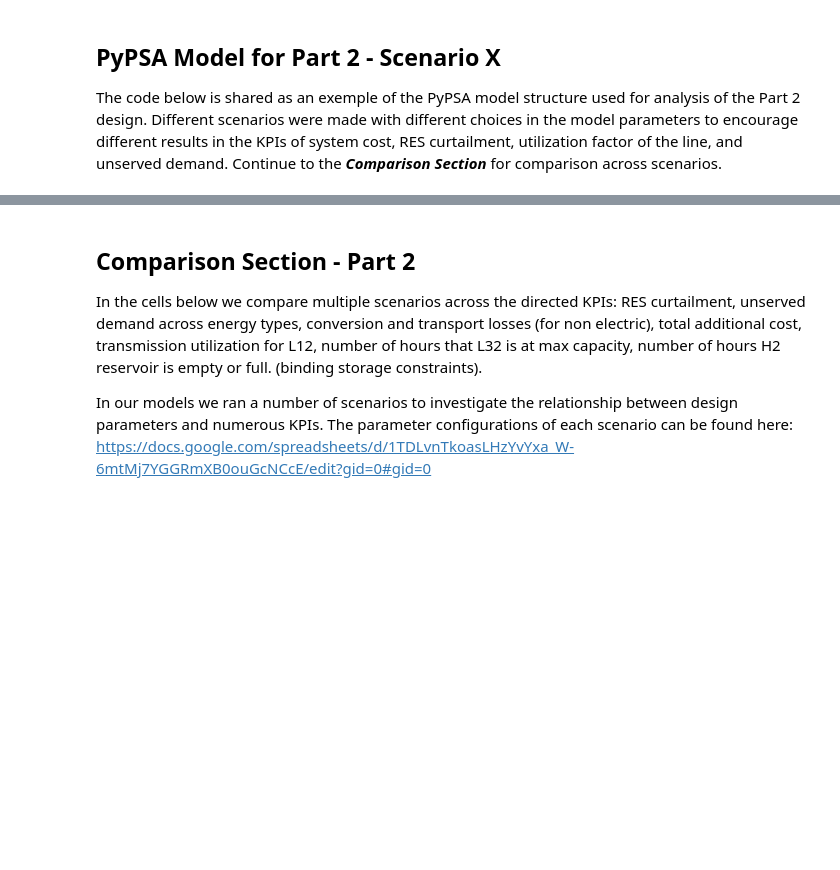
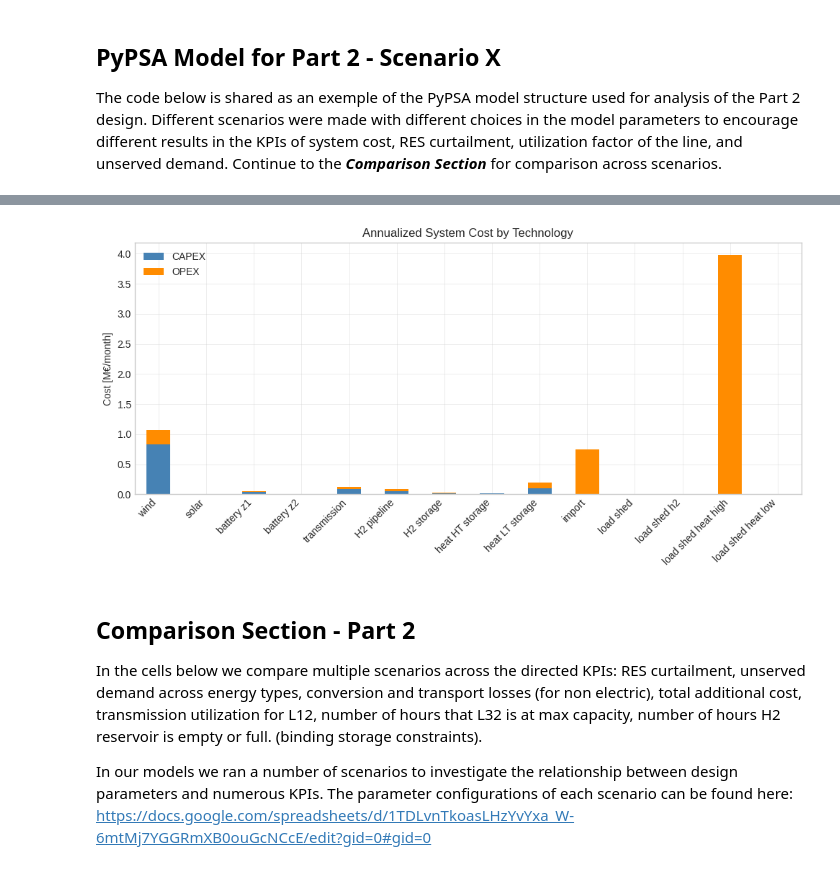
Before and after one commit to karivero/esi_final_repo, a Jupyter notebook: final_esi/ESI_Assignment/part2_combined_submission.ipynb, the cells around one changed output, grey strips where cells are left out. Drawn from its saved outputs; the diff is of its cells as text; code cells hidden in the pictures; blank space fills up the shorter version.

```diff
--- a/final_esi/ESI_Assignment/part2_combined_submission.ipynb
+++ b/final_esi/ESI_Assignment/part2_combined_submission.ipynb
@@ -969,0 +975,87 @@ n.statistics()
+# %%
+# ── Optimized capacities ─────────────────────────────
+opt_wind_mw = n.generators.p_nom_opt.get("wind_zone1", 0)
+opt_solar_mw = n.generators.p_nom_opt.get("solar_zone1", 0)
+opt_battery_z1_mw = n.storage_units.p_nom_opt.get("battery storage zone 1", 0)
+opt_battery_z2_mw = n.storage_units.p_nom_opt.get("battery storage zone 2", 0)
+
+opt_transmission_mw = n.links.p_nom_opt.get("zone1-zone2", 0)
+
+# ── Energy usage ─────────────────────────────────────
+opt_import_mwh    = n.generators_t.p.get("import", pd.Series(dtype=float)).sum()
+opt_loadshed_mwh  = n.generators_t.p.get("load shedding", pd.Series(dtype=float)).sum()
+opt_loadshed_h2 = n.generators_t.p.get("loadshed_hydrogen", pd.Series(dtype=float)).sum()
+opt_loadshed_heat_h = n.generators_t.p.get("loadshed_heat_high", pd.Series(dtype=float)).sum()
+opt_loadshed_heat_l = n.generators_t.p.get("loadshed_heat_low", pd.Series(dtype=float)).sum()
+
+transmission_cap = n.links.p_nom_opt.get("zone1-zone2", n.links.p_nom.get("zone1-zone2", 0))
+pipeline_cap     = n.links.p_nom_opt.get("zone3-zone2", n.links.p_nom.get("zone3-zone2", 0))
+h2_store_cap    = n.stores.e_nom_opt.get("h2_storage_zone3", 0)
+ht_store_cap    = n.stores.e_nom_opt.get("heat_high_storage", 0)
+lt_store_cap    = n.stores.e_nom_opt.get("heat_low_storage",  0)
+# inside build_cost_df on combined, add these capacity reads:
+ht_charge_cap  = n.links.p_nom_opt.get("heat_high_charge",    0)
+ht_discharge_cap = n.links.p_nom_opt.get("heat_high_discharge", 0)
+lt_charge_cap  = n.links.p_nom_opt.get("heat_low_charge",     0)
+lt_discharge_cap = n.links.p_nom_opt.get("heat_low_discharge",  0)
+monthly_annualizer = len(times) / 8760
+
+# ── Cost reconstruction ─────────────────────────────
+cost_data = {
+        "wind":            {"CAPEX": annualized_capex_wind * opt_wind_mw * monthly_annualizer,
+                            "OPEX":  annualized_opex_wind  * opt_wind_mw * monthly_annualizer},
+        "solar":           {"CAPEX": annualized_capex_solar * opt_solar_mw * monthly_annualizer,
+                            "OPEX":  annualized_opex_solar  * opt_solar_mw * monthly_annualizer},
+        "battery z1":      {"CAPEX": annualized_capex_battery * opt_battery_z1_mw * monthly_annualizer,
+                            "OPEX":  annualized_opex_battery  * opt_battery_z1_mw * monthly_annualizer},
+        "battery z2":      {"CAPEX": annualized_capex_battery * opt_battery_z2_mw * monthly_annualizer,
+                            "OPEX":  annualized_opex_battery  * opt_battery_z2_mw * monthly_annualizer},
+        "transmission":    {"CAPEX": annualized_capex_transmission * transmission_cap * monthly_annualizer,
+                            "OPEX":  annualized_opex_transmission  * transmission_cap * monthly_annualizer},
+        "H2 pipeline":     {"CAPEX": annualized_capex_pipeline * pipeline_cap * monthly_annualizer,
+                            "OPEX":  annualized_opex_pipeline  * pipeline_cap * monthly_annualizer},
+        "H2 storage":      {"CAPEX": annualized_capex_hydrogen_storage * h2_store_cap * monthly_annualizer,
+                            "OPEX":  annualized_opex_hydrogen_storage  * h2_store_cap * monthly_annualizer},
+        # "heat HT storage": {"CAPEX": annualized_capex_heat_high_storage * ht_store_cap * monthly_annualizer,
+        #                     "OPEX":  annualized_opex_heat_high_storage  * ht_store_cap * monthly_annualizer},
+        # "heat LT storage": {"CAPEX": annualized_capex_heat_low_storage * lt_store_cap * monthly_annualizer,
+        #                     "OPEX":  annualized_opex_heat_low_storage  * lt_store_cap * monthly_annualizer},
+        "heat HT storage": {"CAPEX": annualized_capex_heat_high_storage * ht_store_cap * monthly_annualizer
+                                     + heat_high_charge_capex * (ht_charge_cap + ht_discharge_cap),  # already annualized
+                            "OPEX":  annualized_opex_heat_high_storage * ht_store_cap * monthly_annualizer,},
+        "heat LT storage": {"CAPEX": annualized_capex_heat_low_storage * lt_store_cap * monthly_annualizer + heat_low_charge_capex * (lt_charge_cap + lt_discharge_cap),
+                            "OPEX":  annualized_opex_heat_low_storage * lt_store_cap * monthly_annualizer,},
+        "import":          {"CAPEX": 0,
+                            "OPEX":  Operational_cost_electricity_import_cost * opt_import_mwh},
+        "load shed":       {"CAPEX": 0,
+                            "OPEX":  Operational_cost_lost_load_penalty * opt_loadshed_mwh},
+        "load shed h2":  {"CAPEX": 0,
+                            "OPEX":  Operational_cost_lost_load_penalty * opt_loadshed_h2},
+        "load shed heat high":       {"CAPEX": 0,
+                            "OPEX":  Operational_cost_lost_load_penalty * opt_loadshed_heat_h},
+        "load shed heat low":       {"CAPEX": 0,
+                            "OPEX":  Operational_cost_lost_load_penalty * opt_loadshed_heat_l},
+    }
+
+cost_df = pd.DataFrame(cost_data).T.div(1e6)  # M€
+
+# ── Outputs ─────────────────────────────────────────
+total_monthly_cost = (cost_df['CAPEX'].sum() + cost_df['OPEX'].sum()) *1e6
+print(f"Total system cost: €{total_monthly_cost:.2f}/month")
+
+# ── Plot ────────────────────────────────────────────
+plt.style.use("seaborn-v0_8-whitegrid")
+fig, ax = plt.subplots(figsize=(10, 5))
+cost_df[["CAPEX", "OPEX"]].plot(
+    kind="bar",
+    stacked=True,
+    ax=ax,
+    color=["steelblue", "darkorange"],
+)
+
+ax.set_ylabel("Cost [M€/month]")
+ax.set_title("Annualized System Cost by Technology")
+plt.xticks(rotation=45, ha="right")
+plt.tight_layout()
+plt.show()
+# %% [output]
@@ -970,3 +1063,4 @@ n.statistics()
+[figure, added]
 # %% [markdown]
 ## Comparison Section - Part 2
 In the cells below we compare multiple scenarios across the directed KPIs: RES curtailment, unserved demand across energy types, conversion and transport losses (for non electric), total additional cost, transmission utilization for L12, number of hours that L32 is at max capacity, number of hours H2 reservoir is empty or full. (binding storage constraints).
```
Also changed, not shown: parts of 15 cells of this notebook, 3 other files.
